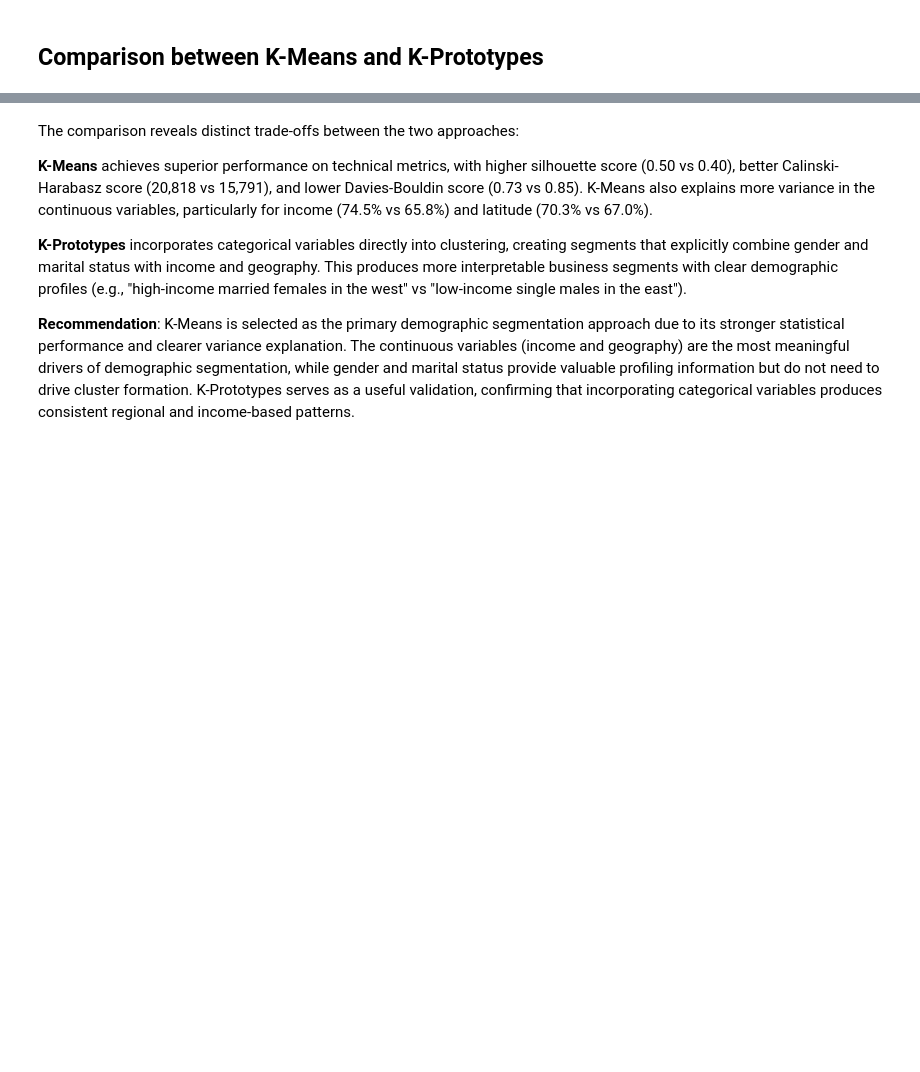
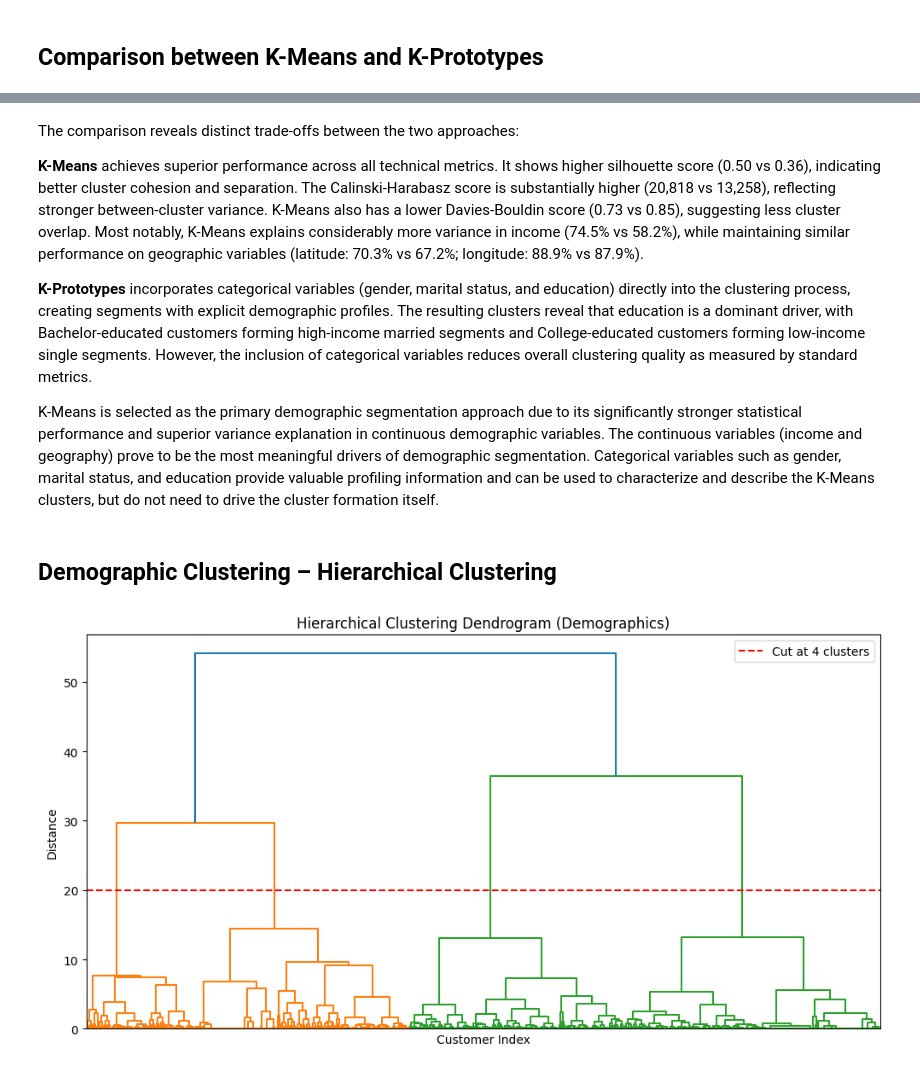
Before and after one commit to luisbdavila/Airline_Customer_Segmentation_DataMining_Project_Python, a Jupyter notebook: Final_delivery/Code/demographic.ipynb, the cells around one changed output, grey strips where cells are left out. Drawn from its saved outputs; the diff is of its cells as text; code cells hidden in the pictures; blank space fills up the shorter version.

```diff
--- a/Final_delivery/Code/demographic.ipynb
+++ b/Final_delivery/Code/demographic.ipynb
@@ -597,8 +634,25 @@ Longitude                      0.8889               0.8800
 # %% [markdown]
 The comparison reveals distinct trade-offs between the two approaches:
 
-**K-Means** achieves superior performance on technical metrics, with higher silhouette score (0.50 vs 0.40), better Calinski-Harabasz score (20,818 vs 15,791), and lower Davies-Bouldin score (0.73 vs 0.85). K-Means also explains more variance in the continuous variables, particularly for income (74.5% vs 65.8%) and latitude (70.3% vs 67.0%).
+**K-Means** achieves superior performance across all technical metrics. It shows higher silhouette score (0.50 vs 0.36), indicating better cluster cohesion and separation. The Calinski-Harabasz score is substantially higher (20,818 vs 13,258), reflecting stronger between-cluster variance. K-Means also has a lower Davies-Bouldin score (0.73 vs 0.85), suggesting less cluster overlap. Most notably, K-Means explains considerably more variance in income (74.5% vs 58.2%), while maintaining similar performance on geographic variables (latitude: 70.3% vs 67.2%; longitude: 88.9% vs 87.9%).
 
-**K-Prototypes** incorporates categorical variables directly into clustering, creating segments that explicitly combine gender and marital status with income and geography. This produces more interpretable business segments with clear demographic profiles (e.g., "high-income married females in the west" vs "low-income single males in the east").
+**K-Prototypes** incorporates categorical variables (gender, marital status, and education) directly into the clustering process, creating segments with explicit demographic profiles. The resulting clusters reveal that education is a dominant driver, with Bachelor-educated customers forming high-income married segments and College-educated customers forming low-income single segments. However, the inclusion of categorical variables reduces overall clustering quality as measured by standard metrics.
 
-**Recommendation**: K-Means is selected as the primary demographic segmentation approach due to its stronger statistical performance and clearer variance explanation. The continuous variables (income and geography) are the most meaningful drivers of demographic segmentation, while gender and marital status provide valuable profiling information but do not need to drive cluster formation. K-Prototypes serves as a useful validation, confirming that incorporating categorical variables produces consistent regional and income-based patterns.
+K-Means is selected as the primary demographic segmentation approach due to its significantly stronger statistical performance and superior variance explanation in continuous demographic variables. The continuous variables (income and geography) prove to be the most meaningful drivers of demographic segmentation. Categorical variables such as gender, marital status, and education provide valuable profiling information and can be used to characterize and describe the K-Means clusters, but do not need to drive the cluster formation itself.
+# %% [markdown]
+## Demographic Clustering – Hierarchical Clustering
+# %%
+# Create linkage matrix for dendrogram
+linkage_matrix = linkage(X_demo_scaled, method='ward')
+
+# Plot dendrogram
+plt.figure(figsize=(12, 6))
+dendrogram(linkage_matrix, no_labels=True, color_threshold=None)
+plt.title('Hierarchical Clustering Dendrogram (Demographics)')
+plt.xlabel('Customer Index')
+plt.ylabel('Distance')
+plt.axhline(y=20, color='r', linestyle='--', label='Cut at 4 clusters')
+plt.legend()
+plt.show()
+# %% [output]
+[figure, added]
```
Also changed, not shown: parts of 26 cells of this notebook, 1 other file.
